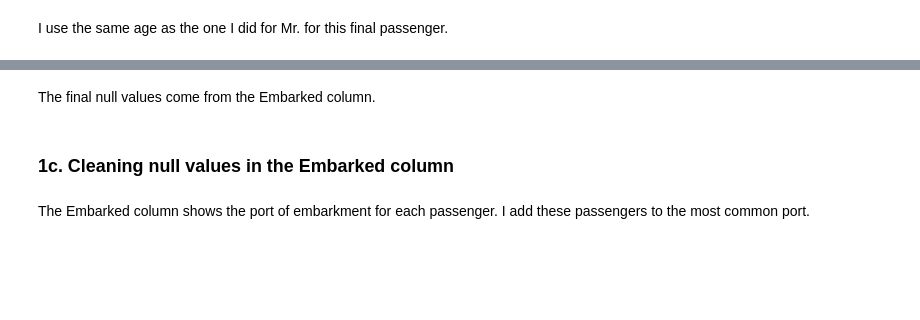
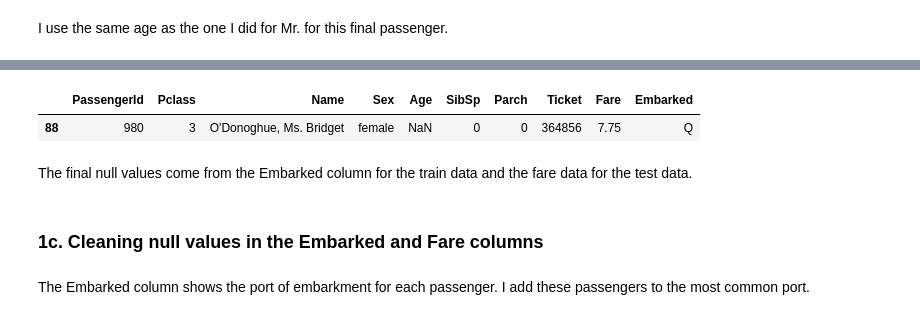
Before and after one commit to ahendricks2/Titanic, a Jupyter notebook: Main_Notebook.ipynb, the cells around one changed output, grey strips where cells are left out. Drawn from its saved outputs; the diff is of its cells as text; code cells hidden in the pictures; blank space fills up the shorter version.

```diff
--- a/Main_Notebook.ipynb
+++ b/Main_Notebook.ipynb
@@ -97 +103,3 @@ Most of the columns have no nulls, but Age and Cabin do. I start with Cabin beca
+# %%
+test_df.drop('Cabin',inplace=True,axis=1)
 # %% [markdown]
@@ -204,6 +191,11 @@ train_df.loc[train_df['Name'].str.contains('Master', case=False), 'Age'] = train
 train_df.loc[train_df['Name'].str.contains('Miss', case=False), 'Age'] = train_df.loc[train_df['Name'].str.contains('Miss', case=False), 'Age'].fillna(21)
 train_df.loc[train_df['Name'].str.contains('Mrs', case=False), 'Age'] = train_df.loc[train_df['Name'].str.contains('Mrs', case=False), 'Age'].fillna(35)
 train_df.loc[train_df['Name'].str.contains('Mr', case=False), 'Age'] = train_df.loc[train_df['Name'].str.contains('Mr', case=False), 'Age'].fillna(31)
+# %%
+test_df.loc[test_df['Name'].str.contains('Master', case=False), 'Age'] = test_df.loc[test_df['Name'].str.contains('Master', case=False), 'Age'].fillna(3.5)
+test_df.loc[test_df['Name'].str.contains('Miss', case=False), 'Age'] = test_df.loc[test_df['Name'].str.contains('Miss', case=False), 'Age'].fillna(21)
+test_df.loc[test_df['Name'].str.contains('Mrs', case=False), 'Age'] = test_df.loc[test_df['Name'].str.contains('Mrs', case=False), 'Age'].fillna(35)
+test_df.loc[test_df['Name'].str.contains('Mr', case=False), 'Age'] = test_df.loc[test_df['Name'].str.contains('Mr', case=False), 'Age'].fillna(31)
 # %%
 train_df.info()
 # %% [output]
@@ -261,0 +272,5 @@ memory usage: 83.7+ KB
+# %%
+test_df[test_df['Age'].isna()]
+# %% [output]
+|  | PassengerId | Pclass | Name | Sex | Age | SibSp | Parch | Ticket | Fare | Embarked |
+| 88 | 980 | 3 | O'Donoghue, Ms. Bridget | female | NaN | 0 | 0 | 364856 | 7.75 | Q |
@@ -262,7 +279,7 @@ memory usage: 83.7+ KB
 # %% [markdown]
-The final null values come from the Embarked column.
+The final null values come from the Embarked column for the train data and the fare data for the test data.
 # %% [markdown]
-### 1c. Cleaning null values in the Embarked column
+### 1c. Cleaning null values in the Embarked and Fare columns
 # %% [markdown]
 The Embarked column shows the port of embarkment for each passenger. I add these passengers to the most common port.
 # %%
```
Also changed, not shown: parts of 57 cells of this notebook.
